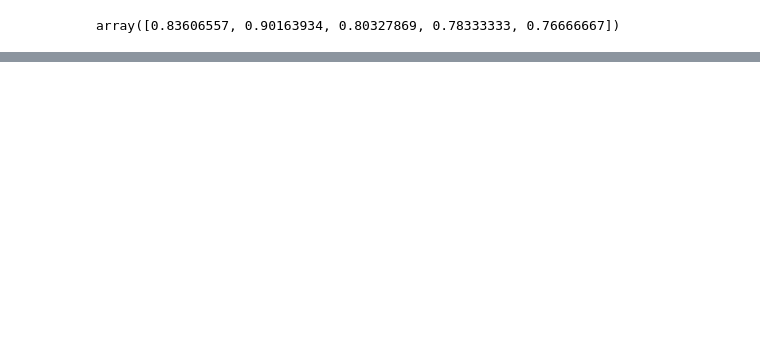
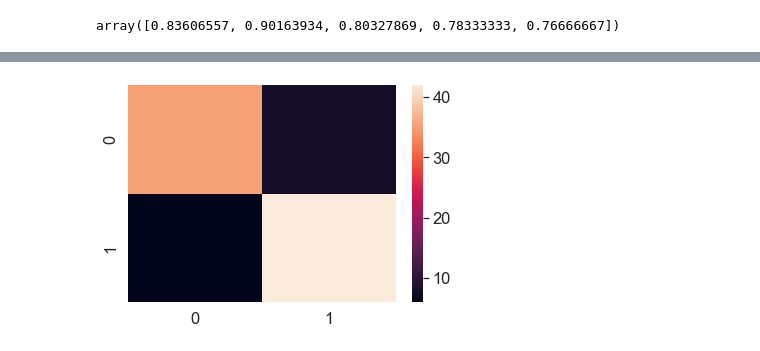
Before and after one commit to arghanath007/Data-Science, a Jupyter notebook: Scikit-Learn(SkLearn)/Introduction.ipynb, the cells around one changed output, grey strips where cells are left out. Drawn from its saved outputs; the diff is of its cells as text; code cells hidden in the pictures; blank space fills up the shorter version.

```diff
--- a/Scikit-Learn(SkLearn)/Introduction.ipynb
+++ b/Scikit-Learn(SkLearn)/Introduction.ipynb
@@ -944,0 +1062,6 @@ array([0.83606557, 0.90163934, 0.80327869, 0.78333333, 0.76666667])
+# %%
+from sklearn.metrics import confusion_matrix
+
+y_preds=forest_class.predict(X_test)
+
+confusion_matrix(y_test,y_preds)
@@ -944,0 +1101,16 @@ array([0.83606557, 0.90163934, 0.80327869, 0.78333333, 0.76666667])
+# %%
+import seaborn as sns
+
+# Setting the font scale
+
+sns.set(font_scale=1.5)
+
+# Confusion matrix
+
+conf_mat=confusion_matrix(y_test,y_preds)
+
+# Plotting with seaborn library
+
+sns.heatmap(conf_mat);
+# %% [output]
+[figure, added]
```
Also changed, not shown: parts of 53 cells of this notebook, 4 other files.
